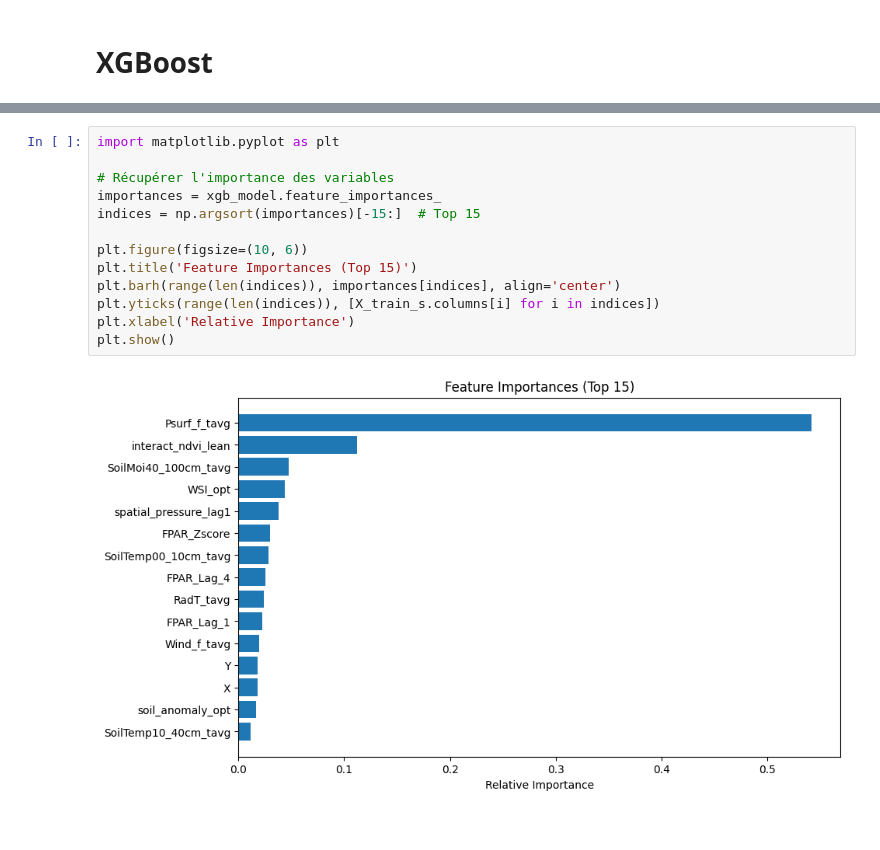
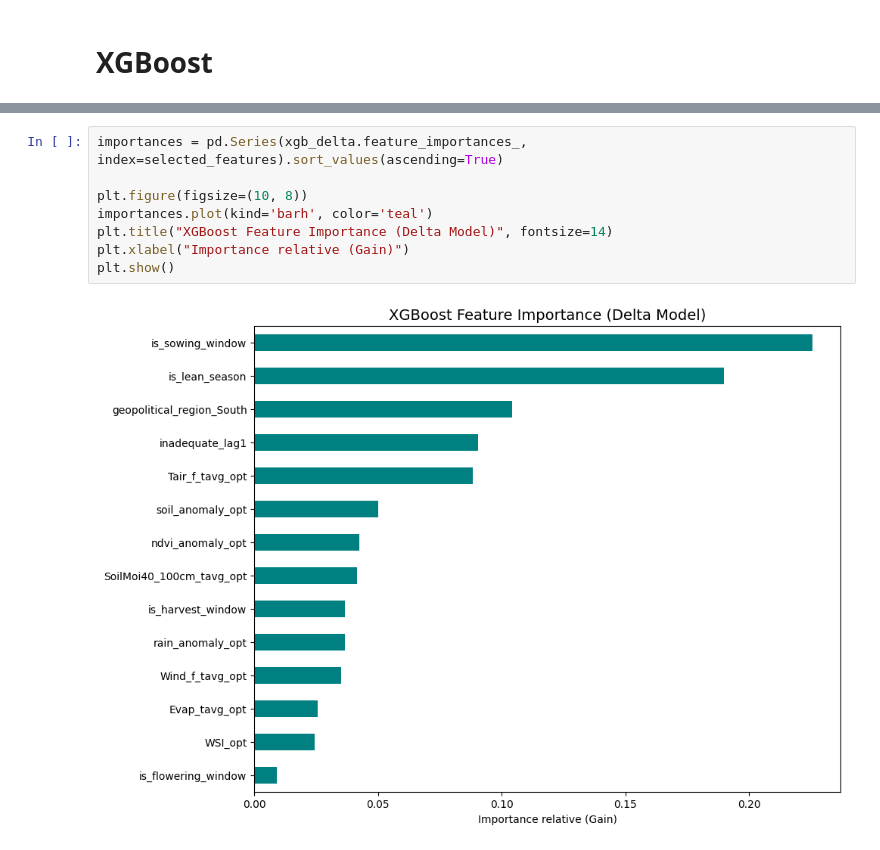
Before and after one commit to tnourlyn/Projet-de-Statapp---WFP-, a Jupyter notebook: notebooks/04_modeling.ipynb, the cells around one changed output, grey strips where cells are left out. Saved outputs shown, nothing was run; the diff lists cells and outputs as text.

```diff
--- a/notebooks/04_modeling.ipynb
+++ b/notebooks/04_modeling.ipynb
@@ -861,15 +664,10 @@ Despite the strong evidence of geographic interdependence, the integration of sp
-# %%
-import matplotlib.pyplot as plt
-
-# Récupérer l'importance des variables
-importances = xgb_model.feature_importances_
-indices = np.argsort(importances)[-15:]  # Top 15
-
-plt.figure(figsize=(10, 6))
-plt.title('Feature Importances (Top 15)')
-plt.barh(range(len(indices)), importances[indices], align='center')
-plt.yticks(range(len(indices)), [X_train_s.columns[i] for i in indices])
-plt.xlabel('Relative Importance')
-plt.show()
-# %% [output]
-[figure, removed]
+# %%
+importances = pd.Series(xgb_delta.feature_importances_, index=selected_features).sort_values(ascending=True)
+
+plt.figure(figsize=(10, 8))
+importances.plot(kind='barh', color='teal')
+plt.title("XGBoost Feature Importance (Delta Model)", fontsize=14)
+plt.xlabel("Importance relative (Gain)")
+plt.show()
+# %% [output]
+[figure, added]
```
Also changed, not shown: parts of 40 cells of this notebook.
